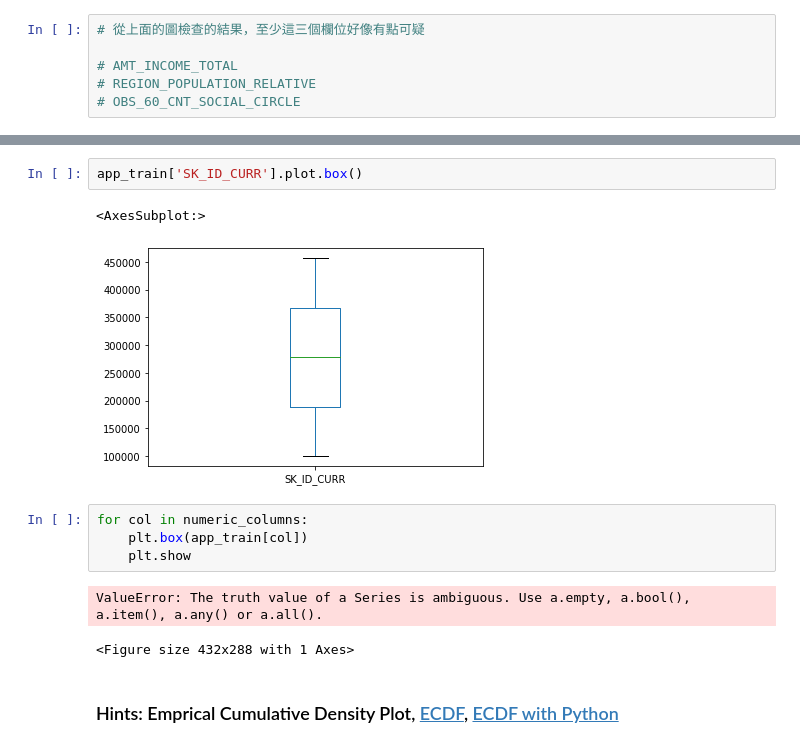
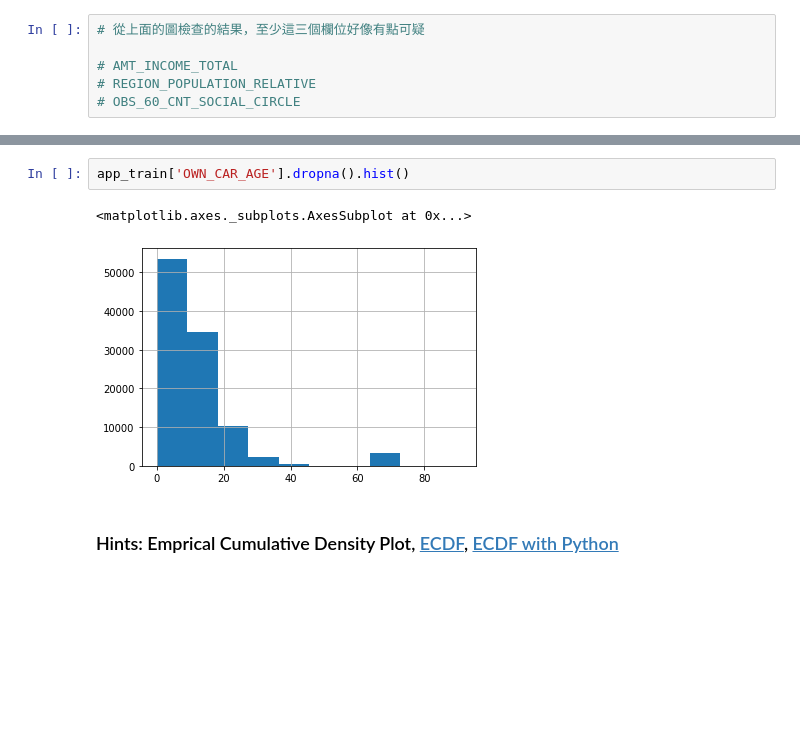
Before and after one commit to aaron0319/1st-DL-CVMarathon, a Jupyter notebook: Day_009_HW.ipynb, the cells around one changed output, grey strips where cells are left out. Saved outputs shown, nothing was run; the diff lists cells and outputs as text; blank space fills up the shorter version.

```diff
--- a/Day_009_HW.ipynb
+++ b/Day_009_HW.ipynb
@@ -185,15 +162,8 @@ Index(['SK_ID_CURR', 'TARGET', 'NAME_CONTRACT_TYPE', 'CODE_GENDER',
-# %%
-app_train['SK_ID_CURR'].plot.box()
-# %% [output]
-<AxesSubplot:>
-[figure, removed]
-# %%
-for col in numeric_columns:
-    plt.box(app_train[col])
-    plt.show
-# %% [output]
-ValueError: The truth value of a Series is ambiguous. Use a.empty, a.bool(), a.item(), a.any() or a.all().
-<Figure size 432x288 with 1 Axes>
+# %%
+app_train['OWN_CAR_AGE'].dropna().hist()
+# %% [output]
+<matplotlib.axes._subplots.AxesSubplot at 0x...>
+[figure, added]
 # %% [markdown]
 ### Hints: Emprical Cumulative Density Plot, [ECDF](https://zh.wikipedia.org/wiki/%E7%BB%8F%E9%AA%8C%E5%88%86%E5%B8%83%E5%87%BD%E6%95%B0), [ECDF with Python](https://stackoverflow.com/questions/14006520/ecdf-in-python-without-step-function)
 # %%
```
Also changed, not shown: parts of 16 cells of this notebook.
